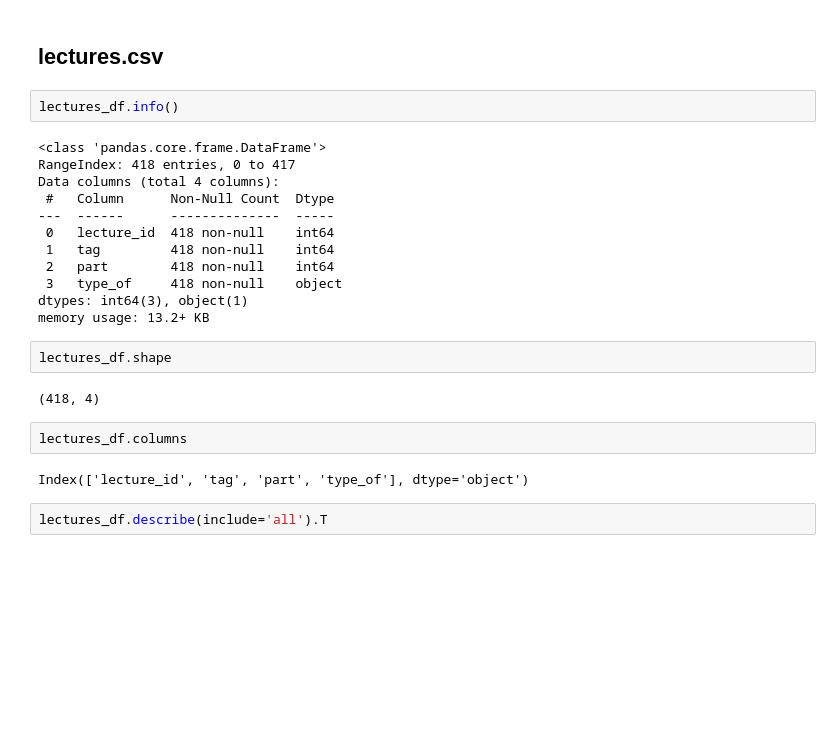
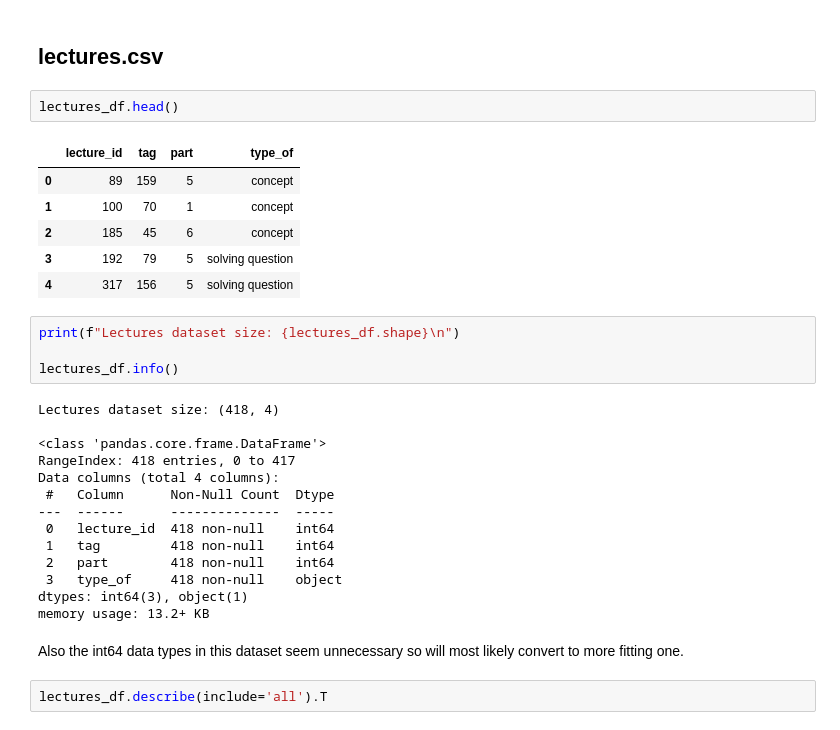
Before and after one commit to theresaskruzna/riiid_knowledge_tracing, a Jupyter notebook: 01_Data_Exploration.ipynb, the cells around one changed output. Drawn from its saved outputs; the diff is of its cells as text; blank space fills up the shorter version.

```diff
--- a/01_Data_Exploration.ipynb
+++ b/01_Data_Exploration.ipynb
@@ -393,27 +407,34 @@ Name: count, dtype: int64
 # %% [markdown]
 ## lectures.csv
 # %%
-lectures_df.info()
+lectures_df.head()
 # %% [output]
-<class 'pandas.core.frame.DataFrame'>
-RangeIndex: 418 entries, 0 to 417
-Data columns (total 4 columns):
- #   Column      Non-Null Count  Dtype
----  ------      --------------  -----
- 0   lecture_id  418 non-null    int64
- 1   tag         418 non-null    int64
- 2   part        418 non-null    int64
- 3   type_of     418 non-null    object
-dtypes: int64(3), object(1)
-memory usage: 13.2+ KB
+|  | lecture_id | tag | part | type_of |
+| 0 | 89 | 159 | 5 | concept |
+| 1 | 100 | 70 | 1 | concept |
+| 2 | 185 | 45 | 6 | concept |
+| 3 | 192 | 79 | 5 | solving question |
+| 4 | 317 | 156 | 5 | solving question |
-# %%
-lectures_df.shape
-# %% [output]
-(418, 4)
-# %%
-lectures_df.columns
-# %% [output]
-Index(['lecture_id', 'tag', 'part', 'type_of'], dtype='object')
+# %%
+print(f"Lectures dataset size: {lectures_df.shape}\n")
+
+lectures_df.info()
+# %% [output]
+Lectures dataset size: (418, 4)
+
+<class 'pandas.core.frame.DataFrame'>
+RangeIndex: 418 entries, 0 to 417
+Data columns (total 4 columns):
+ #   Column      Non-Null Count  Dtype
+---  ------      --------------  -----
+ 0   lecture_id  418 non-null    int64
+ 1   tag         418 non-null    int64
+ 2   part        418 non-null    int64
+ 3   type_of     418 non-null    object
+dtypes: int64(3), object(1)
+memory usage: 13.2+ KB
+# %% [markdown]
+Also the int64 data types in this dataset seem unnecessary so will most likely convert to more fitting one.
 # %%
 lectures_df.describe(include='all').T
 # %% [output]
```
Also changed, not shown: parts of 18 cells of this notebook.
